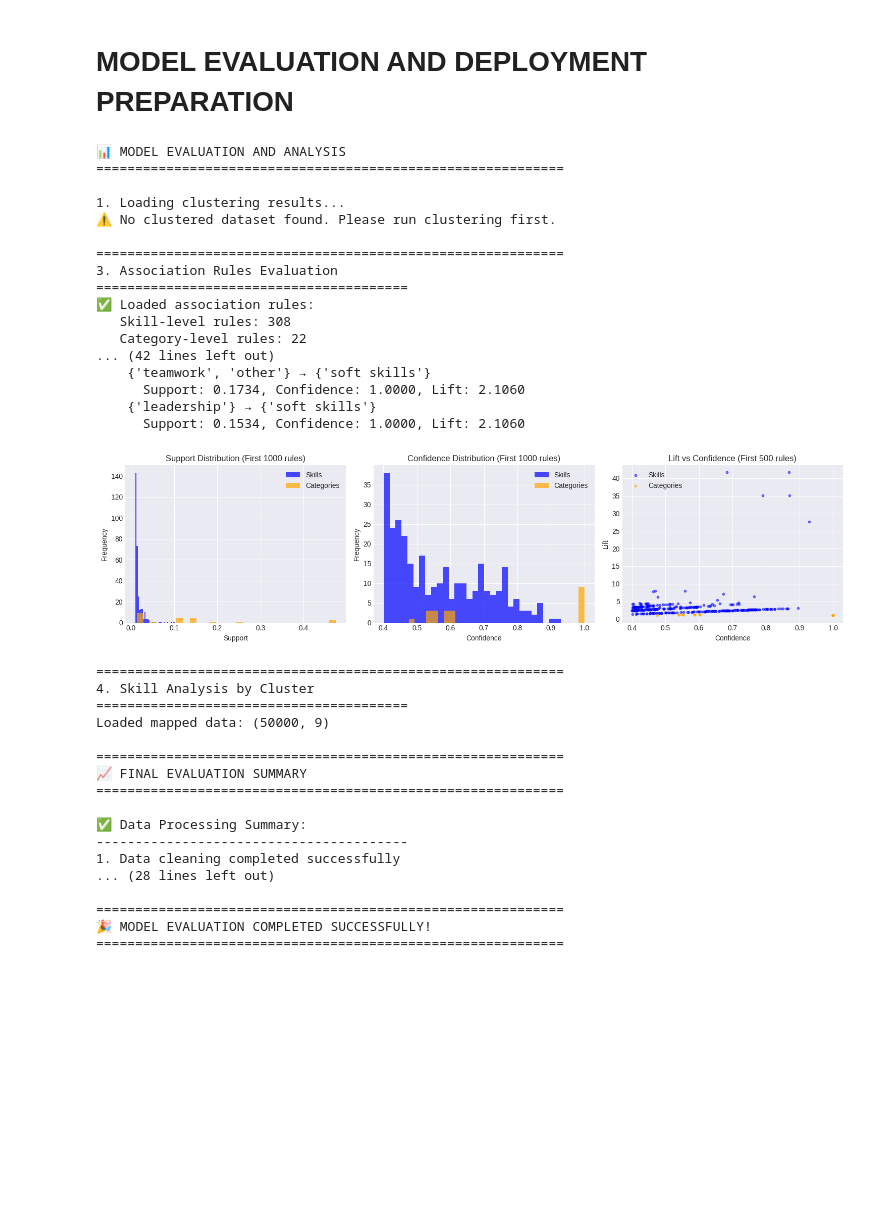
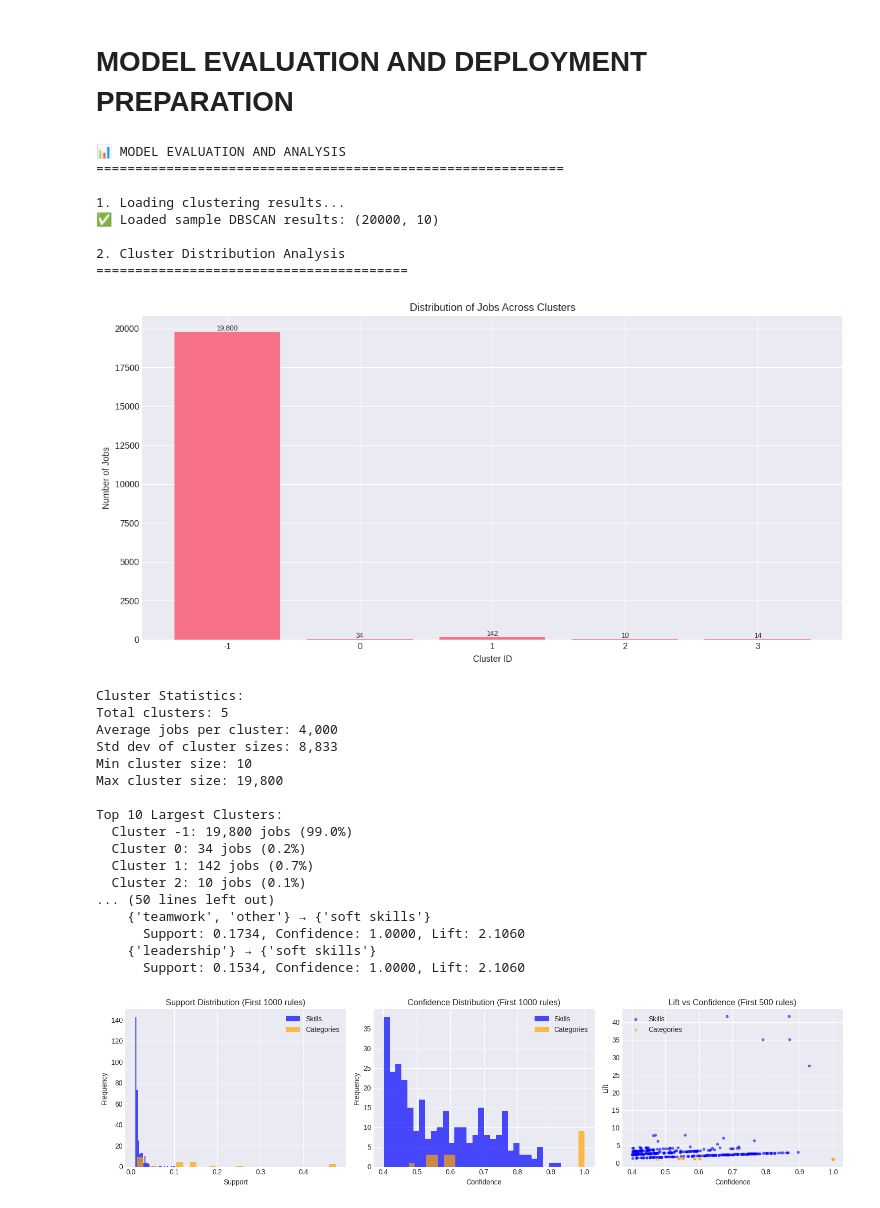
Before and after one commit to sarrazer24/skills-gap-analyzer, a Jupyter notebook: notebooks/04_model_evaluation.ipynb, the cells around one changed output. Saved outputs shown, nothing was run; the diff lists cells and outputs as text; code cells hidden in the pictures; blank space fills up the shorter version.

Commit message:
Kaggle Notebook | 04_model_evaluation | Version 5

```diff
--- a/notebooks/04_model_evaluation.ipynb
+++ b/notebooks/04_model_evaluation.ipynb
@@ -52,16 +52,16 @@ print("="*60)
 print("\n1. Loading clustering results...")
 try:
     # Try to load full KMeans results
-    df_clustered = pd.read_csv("all_jobs_clustered_full_kmeans.csv")
+    df_clustered = pd.read_csv("/kaggle/input/job-skills/all_jobs_clustered_full_kmeans.csv")
     print(f"✅ Loaded full KMeans results: {df_clustered.shape}")
 except:
     # Try sample results
     try:
-        df_clustered = pd.read_csv("all_jobs_clustered_sample_agglo.csv")
+        df_clustered = pd.read_csv("/kaggle/input/job-skills/all_jobs_clustered_sample_agglo.csv")
         print(f"✅ Loaded sample Agglomerative results: {df_clustered.shape}")
     except:
         try:
-            df_clustered = pd.read_csv("all_jobs_clustered_sample_dbscan.csv")
+            df_clustered = pd.read_csv("/kaggle/input/job-skills/all_jobs_clustered_sample_dbscan.csv")
             print(f"✅ Loaded sample DBSCAN results: {df_clustered.shape}")
         except:
             print("⚠️ No clustered dataset found. Please run clustering first.")
@@ -285,59 +285,51 @@ print("4. Analyze temporal trends in job skills")
 print("5. Create interactive dashboard for skill gap analysis")
 
 print("\n💾 Output Files Generated:")
 print("-" * 40)
 output_files = [
     "all_jobs_clean_full.csv",
     "skill_migration_clean.csv",
     "all_jobs_mapped.csv",
     "association_rules_skills.csv",
     "association_rules_categories.csv",
     "association_rules_combined.csv"
 ]
 
 for file in output_files:
     try:
         with open(file, 'r') as f:
             print(f"✅ {file}")
     except:
         print(f"❌ {file} (not found)")
 
 print("\n" + "="*60)
 print("🎉 MODEL EVALUATION COMPLETED SUCCESSFULLY!")
 print("="*60)
 # %% [output]
 📊 MODEL EVALUATION AND ANALYSIS
 ============================================================
 
 1. Loading clustering results...
-⚠️ No clustered dataset found. Please run clustering first.
+✅ Loaded sample DBSCAN results: (20000, 10)
 
-============================================================
-3. Association Rules Evaluation
+2. Cluster Distribution Analysis
 ========================================
-✅ Loaded association rules:
-   Skill-level rules: 308
-   Category-level rules: 22
-... (42 lines left out)
-    {'teamwork', 'other'} → {'soft skills'}
-      Support: 0.1734, Confidence: 1.0000, Lift: 2.1060
-    {'leadership'} → {'soft skills'}
-      Support: 0.1534, Confidence: 1.0000, Lift: 2.1060
-[figure, old version]
+[figure, new version]
-============================================================
-4. Skill Analysis by Cluster
-========================================
-Loaded mapped data: (50000, 9)
+Cluster Statistics:
+Total clusters: 5
+Average jobs per cluster: 4,000
+Std dev of cluster sizes: 8,833
+Min cluster size: 10
+Max cluster size: 19,800
 
-============================================================
-📈 FINAL EVALUATION SUMMARY
-============================================================
-
-✅ Data Processing Summary:
-----------------------------------------
-1. Data cleaning completed successfully
-... (28 lines left out)
-
-============================================================
-🎉 MODEL EVALUATION COMPLETED SUCCESSFULLY!
-============================================================
+Top 10 Largest Clusters:
+  Cluster -1: 19,800 jobs (99.0%)
+  Cluster 0: 34 jobs (0.2%)
+  Cluster 1: 142 jobs (0.7%)
+  Cluster 2: 10 jobs (0.1%)
+... (50 lines left out)
+    {'teamwork', 'other'} → {'soft skills'}
+      Support: 0.1734, Confidence: 1.0000, Lift: 2.1060
+    {'leadership'} → {'soft skills'}
+      Support: 0.1534, Confidence: 1.0000, Lift: 2.1060
+[figure, added]
```
Also changed, not shown: parts of 2 cells of this notebook.
